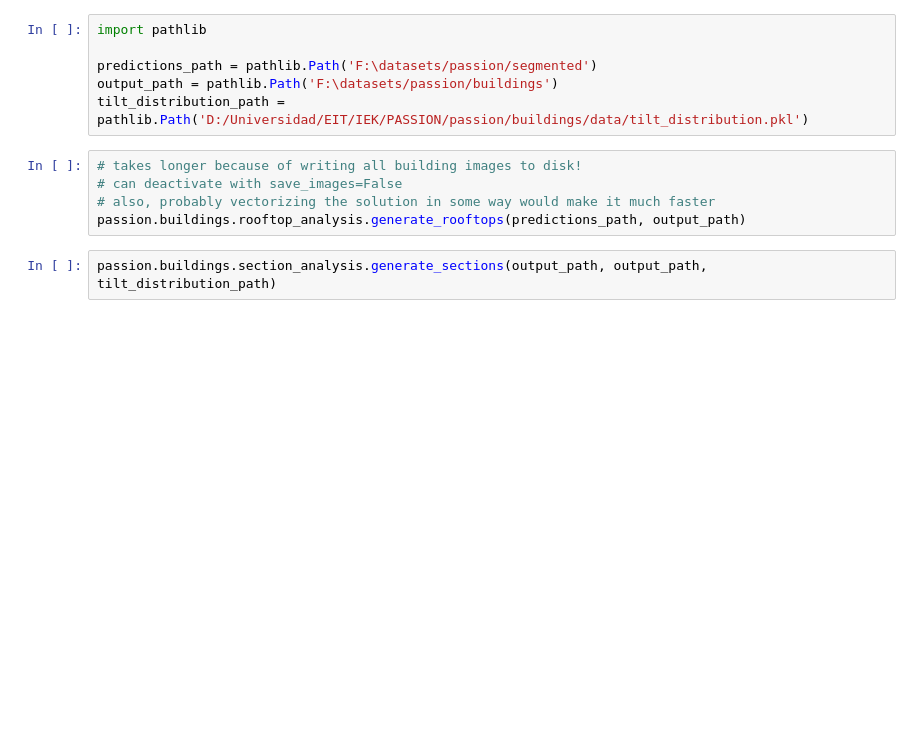
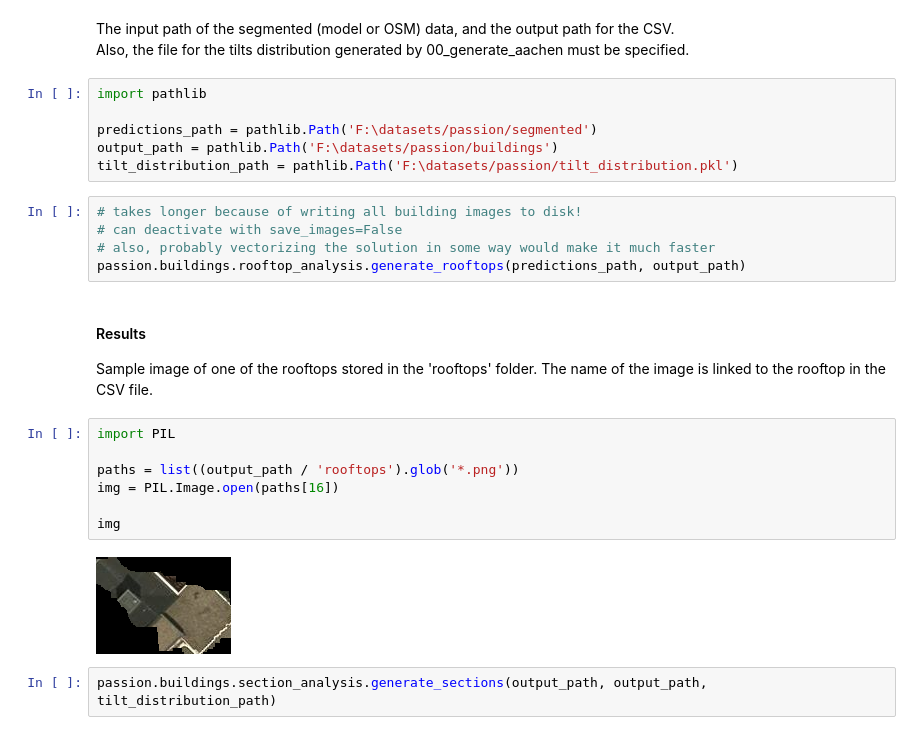
Before and after one commit to FZJ-IEK3-VSA/PASSION, a Jupyter notebook: notebooks/03_example_buildings.ipynb, the cells around one changed output. Saved outputs shown, nothing was run; the diff lists cells and outputs as text; blank space fills up the shorter version.

```diff
--- a/notebooks/03_example_buildings.ipynb
+++ b/notebooks/03_example_buildings.ipynb
@@ -6,13 +13,29 @@ import passion
+# %% [markdown]
+The input path of the segmented (model or OSM) data, and the output path for the CSV.
+Also, the file for the tilts distribution generated by 00_generate_aachen must be specified.
 # %%
 import pathlib
 
 predictions_path = pathlib.Path('F:\datasets/passion/segmented')
 output_path = pathlib.Path('F:\datasets/passion/buildings')
-tilt_distribution_path = pathlib.Path('D:/Universidad/EIT/IEK/PASSION/passion/buildings/data/tilt_distribution.pkl')
+tilt_distribution_path = pathlib.Path('F:\datasets/passion/tilt_distribution.pkl')
 # %%
 # takes longer because of writing all building images to disk!
 # can deactivate with save_images=False
 # also, probably vectorizing the solution in some way would make it much faster
 passion.buildings.rooftop_analysis.generate_rooftops(predictions_path, output_path)
+# %% [markdown]
+#### Results
+
+Sample image of one of the rooftops stored in the 'rooftops' folder. The name of the image is linked to the rooftop in the CSV file.
+# %%
+import PIL
+
+paths = list((output_path / 'rooftops').glob('*.png'))
+img = PIL.Image.open(paths[16])
+
+img
+# %% [output]
+[figure, added]
 # %%
 passion.buildings.section_analysis.generate_sections(output_path, output_path, tilt_distribution_path)
```
Also changed, not shown: parts of 4 cells of this notebook, 4 other files.
